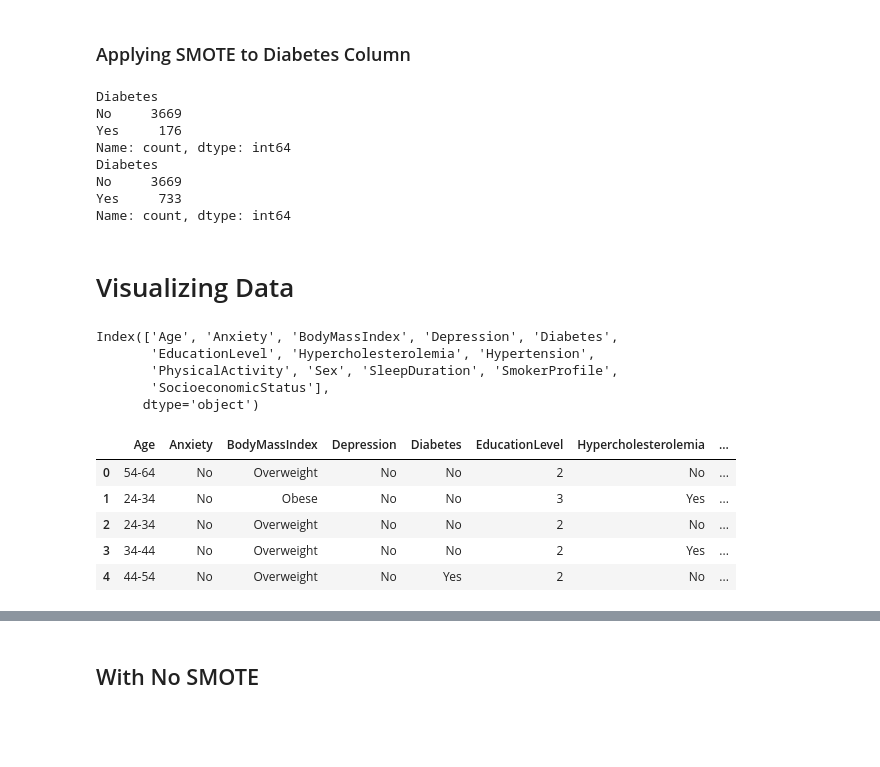
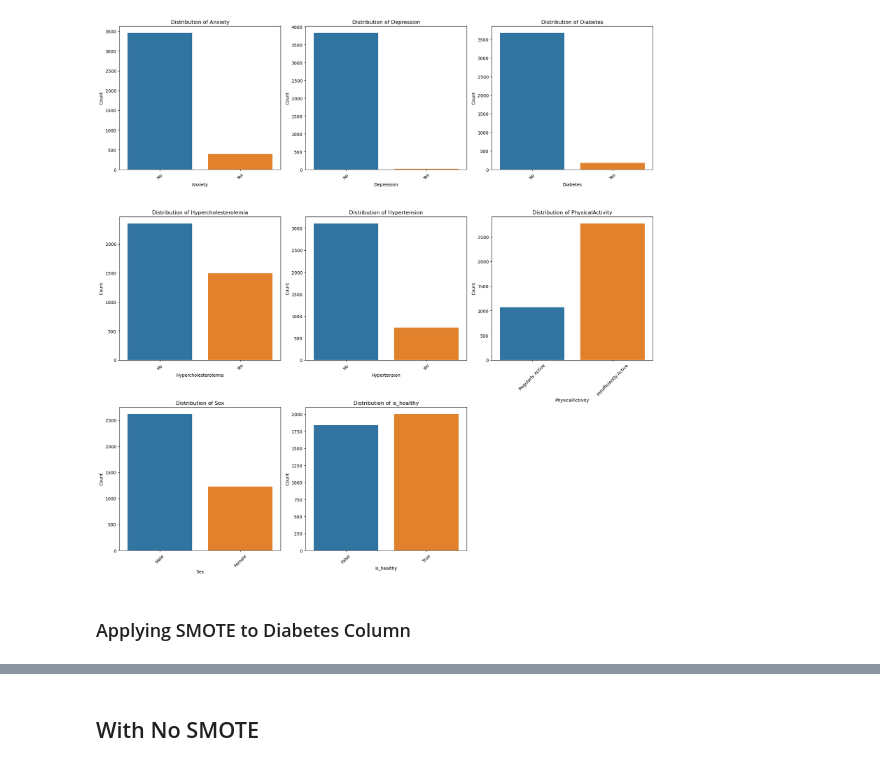
Before and after one commit to jessicasgsoares/Using-Bayesian-Network-for-the-Prediction-and-Diagnosis-of-Diabetes, a Jupyter notebook: organized.ipynb, the cells around one changed output, grey strips where cells are left out. Cells and saved outputs as stored; diff of their text form; code cells hidden in the pictures; blank space fills up the shorter version.

```diff
--- a/organized.ipynb
+++ b/organized.ipynb
@@ -31,0 +176,28 @@ df_test = pd.read_csv('./Data/cardiovascular_test.csv')
+# %%
+# Visualizing Distributions on Binary Data Pre-SMOTE
+
+binary_cols = ['Anxiety','Depression', 'Diabetes', 'Hypercholesterolemia', 'Hypertension', 'PhysicalActivity', 'Sex', 'is_healthy']
+
+num_cols = len(binary_cols)
+cols_per_row = 3  # Number of plots per row
+num_rows = math.ceil(num_cols / cols_per_row)  # Calculate the number of rows
+
+fig, axes = plt.subplots(num_rows, cols_per_row, figsize=(18, 6 * num_rows))  # Adjust size as needed
+axes = axes.flatten()  # Flatten axes for easier indexing
+
+for idx, col in enumerate(binary_cols):
+    sns.countplot(x=col, hue=col, data=df_train, palette="tab10", ax=axes[idx], legend=False)
+    axes[idx].set_title(f'Distribution of {col}')
+    axes[idx].set_xlabel(col)
+    axes[idx].set_ylabel('Count')
+    axes[idx].tick_params(axis='x', rotation=45)
+
+# Remove empty subplots if the number of columns is not a multiple of 3
+for idx in range(num_cols, len(axes)):
+    fig.delaxes(axes[idx])
+
+# Adjust layout
+plt.tight_layout()
+plt.show()
+# %% [output]
+[figure, added]
@@ -49,29 +235,0 @@ X_train_resampled, y_resampled = smote_nc.fit_resample(X_train, y_train)
-# %%
-print(y_train.value_counts())
-print(y_resampled.value_counts())
-# %% [output]
-Diabetes
-No     3669
-Yes     176
-Name: count, dtype: int64
-Diabetes
-No     3669
-Yes     733
-Name: count, dtype: int64
-# %% [markdown]
-# Visualizing Data
-# %%
-print(df_train.columns)
-df_train.head()
-# %% [output]
-Index(['Age', 'Anxiety', 'BodyMassIndex', 'Depression', 'Diabetes',
-       'EducationLevel', 'Hypercholesterolemia', 'Hypertension',
-       'PhysicalActivity', 'Sex', 'SleepDuration', 'SmokerProfile',
-       'SocioeconomicStatus'],
-      dtype='object')
-|  | Age | Anxiety | BodyMassIndex | Depression | Diabetes | EducationLevel | Hypercholesterolemia | ... |
-| 0 | 54-64 | No | Overweight | No | No | 2 | No | ... |
-| 1 | 24-34 | No | Obese | No | No | 3 | Yes | ... |
-| 2 | 24-34 | No | Overweight | No | No | 2 | No | ... |
-| 3 | 34-44 | No | Overweight | No | No | 2 | Yes | ... |
-| 4 | 44-54 | No | Overweight | No | Yes | 2 | No | ... |
```
Also changed, not shown: parts of 69 cells of this notebook, 4 other files.
